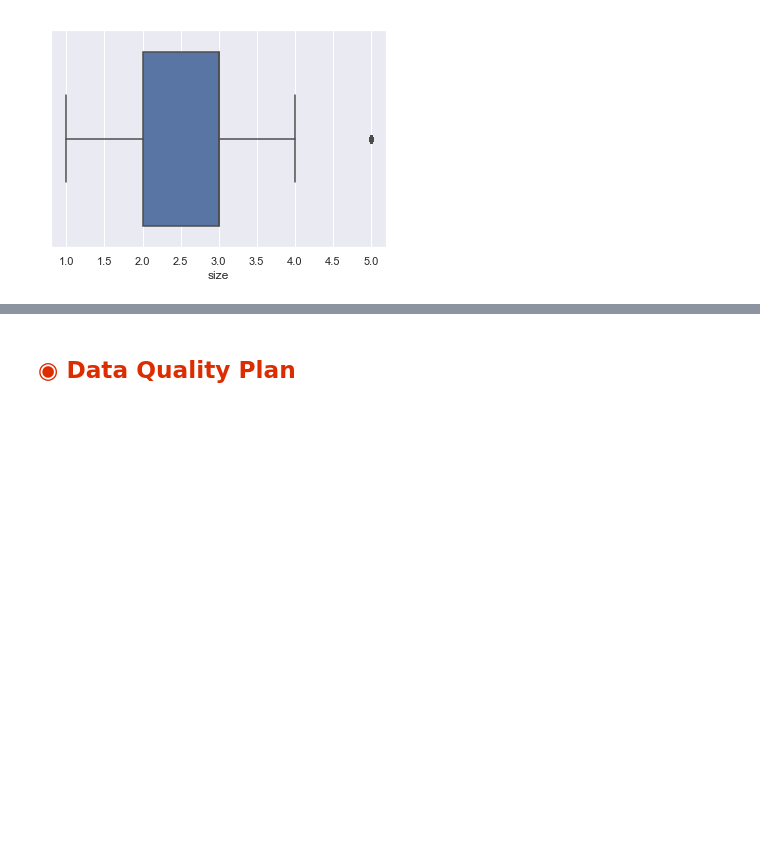
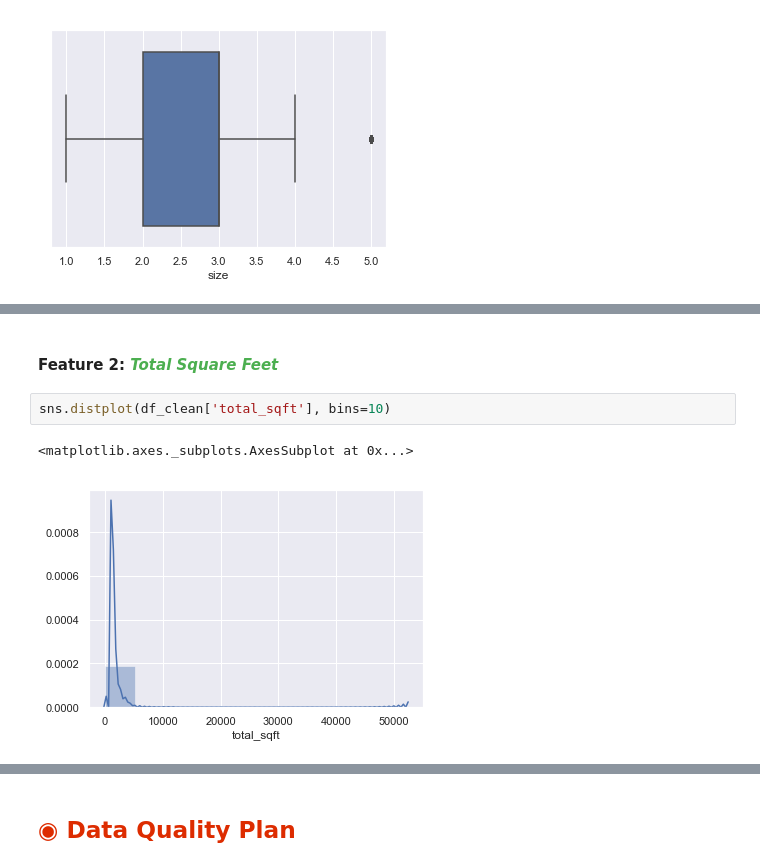
Before and after one commit to harshrpg/MachineHack, a Jupyter notebook: House Prices in Bengaluru/Predicting House Prices - Harsh.ipynb, the cells around one changed output, grey strips where cells are left out. Cells and saved outputs as stored; diff of their text form; blank space fills up the shorter version.

```diff
--- a/House Prices in Bengaluru/Predicting House Prices - Harsh.ipynb
+++ b/House Prices in Bengaluru/Predicting House Prices - Harsh.ipynb
@@ -995,3 +1001,10 @@ sns.distplot(df['size'], bins=10)
 # %% [output]
 <matplotlib.axes._subplots.AxesSubplot at 0x...>
 [figure]
+# %% [markdown]
+#### Feature 2:  *<font color="#4CAF50">Total Square Feet</font>*
+# %%
+sns.distplot(df_clean['total_sqft'], bins=10)
+# %% [output]
+<matplotlib.axes._subplots.AxesSubplot at 0x...>
+[figure, added]
```
Also changed, not shown: parts of 95 cells of this notebook, 3 other files.
